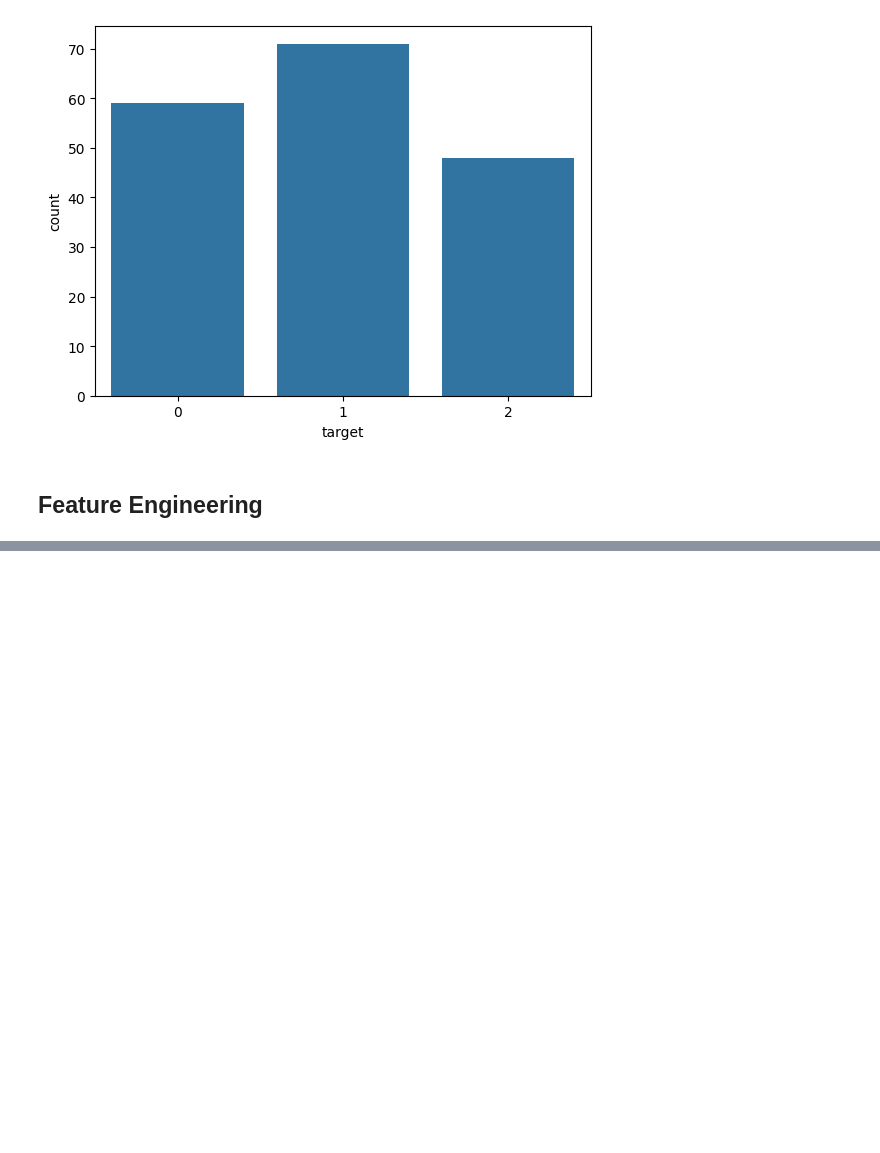
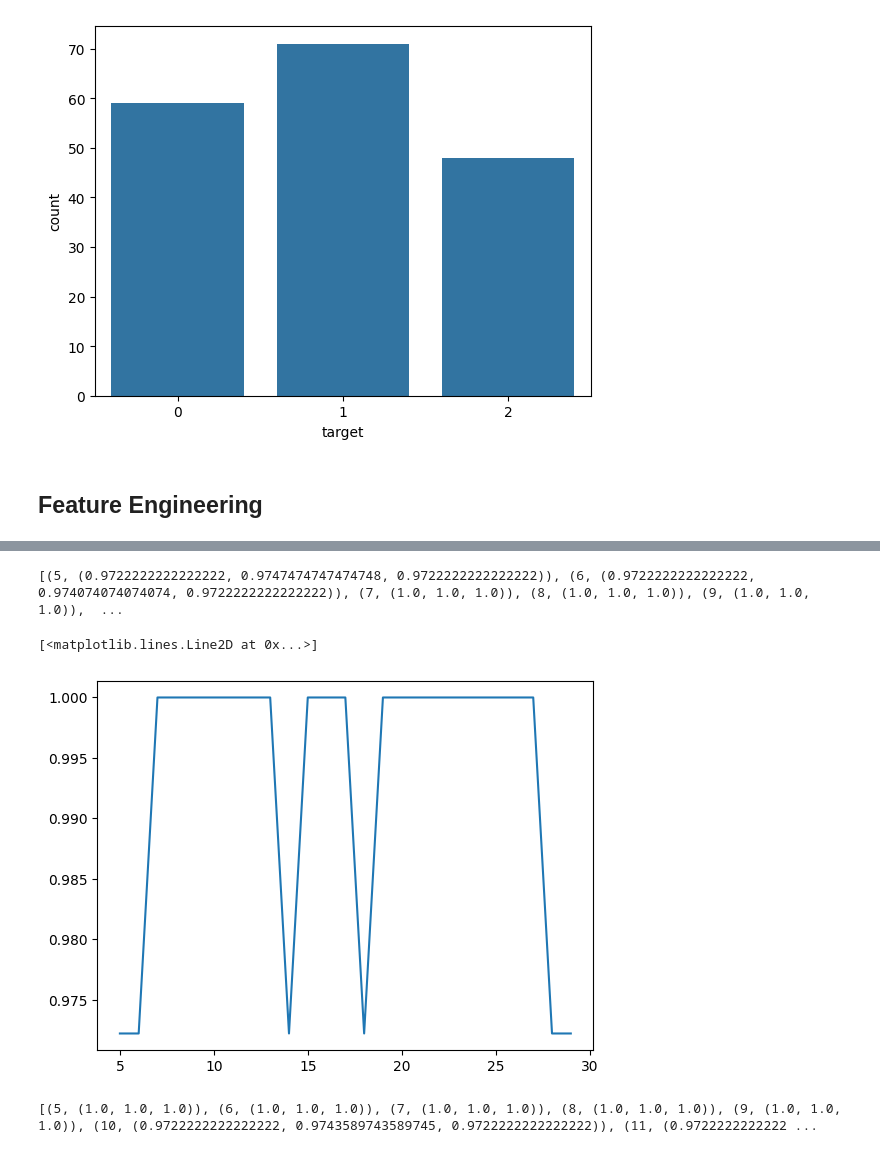
Before and after one commit to AlgoAbrar/Phitron_Ai_ML, a Jupyter notebook: Month_02_Machine_Learning/Module_16/K_Nearest_Neighbor.ipynb, the cells around one changed output, grey strips where cells are left out. Cells and saved outputs as stored; diff of their text form; code cells hidden in the pictures; blank space fills up the shorter version.

```diff
--- a/Month_02_Machine_Learning/Module_16/K_Nearest_Neighbor.ipynb
+++ b/Month_02_Machine_Learning/Module_16/K_Nearest_Neighbor.ipynb
@@ -81,0 +102,8 @@ X_train , X_test,y_train,y_test = train_test_split(X,y,test_size=0.2,random_stat
+# %%
+knn_model = Pipeline(
+    steps=[
+        ('scaler',StandardScaler()),
+        ('model',KNeighborsClassifier(n_neighbors=15,metric='minkowski',p=2))
+    ]
+)
+knn_model.fit(X_train,y_train)
@@ -81,0 +113,3 @@ X_train , X_test,y_train,y_test = train_test_split(X,y,test_size=0.2,random_stat
+# %%
+y_pred = knn_model.predict(X_test)
+y_pred
@@ -81,0 +119,3 @@ X_train , X_test,y_train,y_test = train_test_split(X,y,test_size=0.2,random_stat
+# %%
+accuracy = accuracy_score(y_test,y_pred)
+print(accuracy)
@@ -81,0 +143,29 @@ X_train , X_test,y_train,y_test = train_test_split(X,y,test_size=0.2,random_stat
+# %%
+performance =[]
+acc =[]
+
+for k in range(5,30):
+  knn_model = Pipeline(
+    steps=[
+        ('scaler',StandardScaler()),
+        ('model',KNeighborsClassifier(n_neighbors=k,metric='minkowski',p=2))
+    ]
+    )
+  knn_model.fit(X_train,y_train)
+  y_pred = knn_model.predict(X_test)
+  accuracy = accuracy_score(y_test,y_pred)
+  precision = precision_score(y_test,y_pred,average='weighted')
+  recall= recall_score(y_test,y_pred,average='weighted')
+  acc.append(accuracy)
+
+
+  performance.append((k,(accuracy,precision,recall)))
+# %%
+print(performance)
+# %% [output]
+[(5, (0.9722222222222222, 0.9747474747474748, 0.9722222222222222)), (6, (0.9722222222222222, 0.974074074074074, 0.9722222222222222)), (7, (1.0, 1.0, 1.0)), (8, (1.0, 1.0, 1.0)), (9, (1.0, 1.0, 1.0)),  ...
+# %%
+plt.plot(range(5,30),acc)
+# %% [output]
+[<matplotlib.lines.Line2D at 0x...>]
+[figure, added]
@@ -81,0 +192,4 @@ X_train , X_test,y_train,y_test = train_test_split(X,y,test_size=0.2,random_stat
+# %%
+print(performance)
+# %% [output]
+[(5, (1.0, 1.0, 1.0)), (6, (1.0, 1.0, 1.0)), (7, (1.0, 1.0, 1.0)), (8, (1.0, 1.0, 1.0)), (9, (1.0, 1.0, 1.0)), (10, (0.9722222222222222, 0.9743589743589745, 0.9722222222222222)), (11, (0.9722222222222 ...
```
Also changed, not shown: parts of 9 cells of this notebook.
